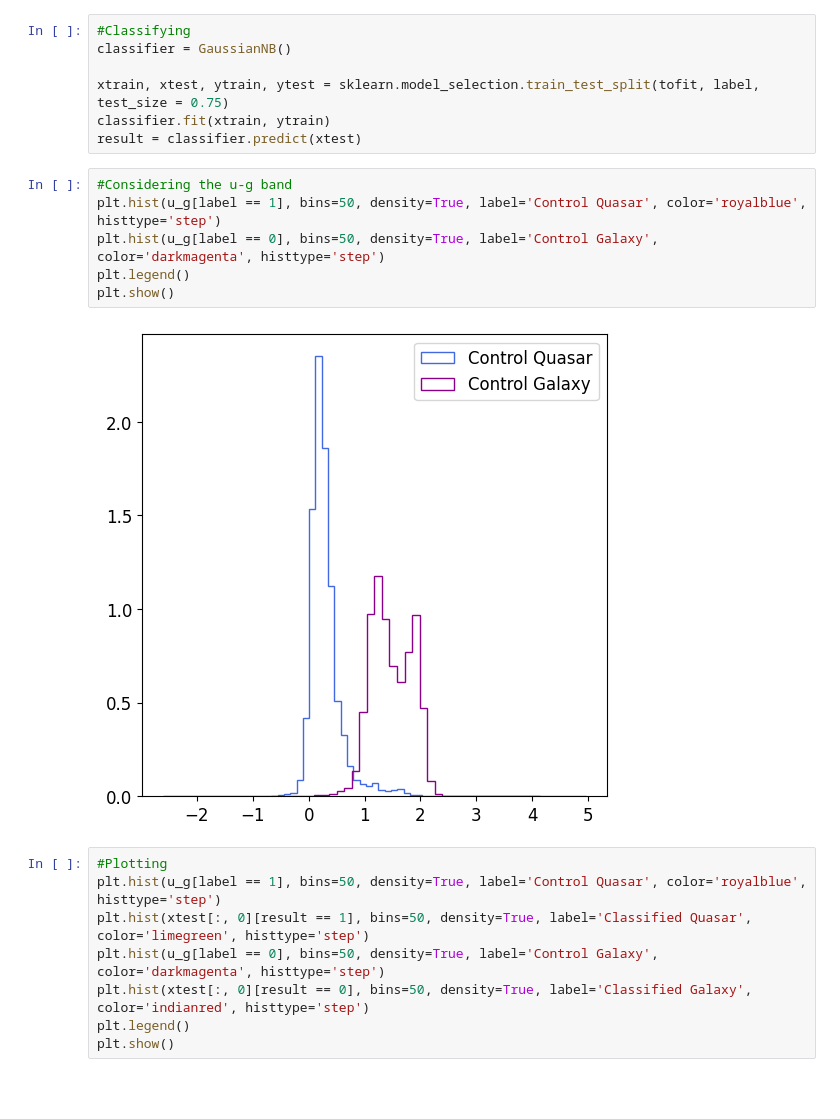
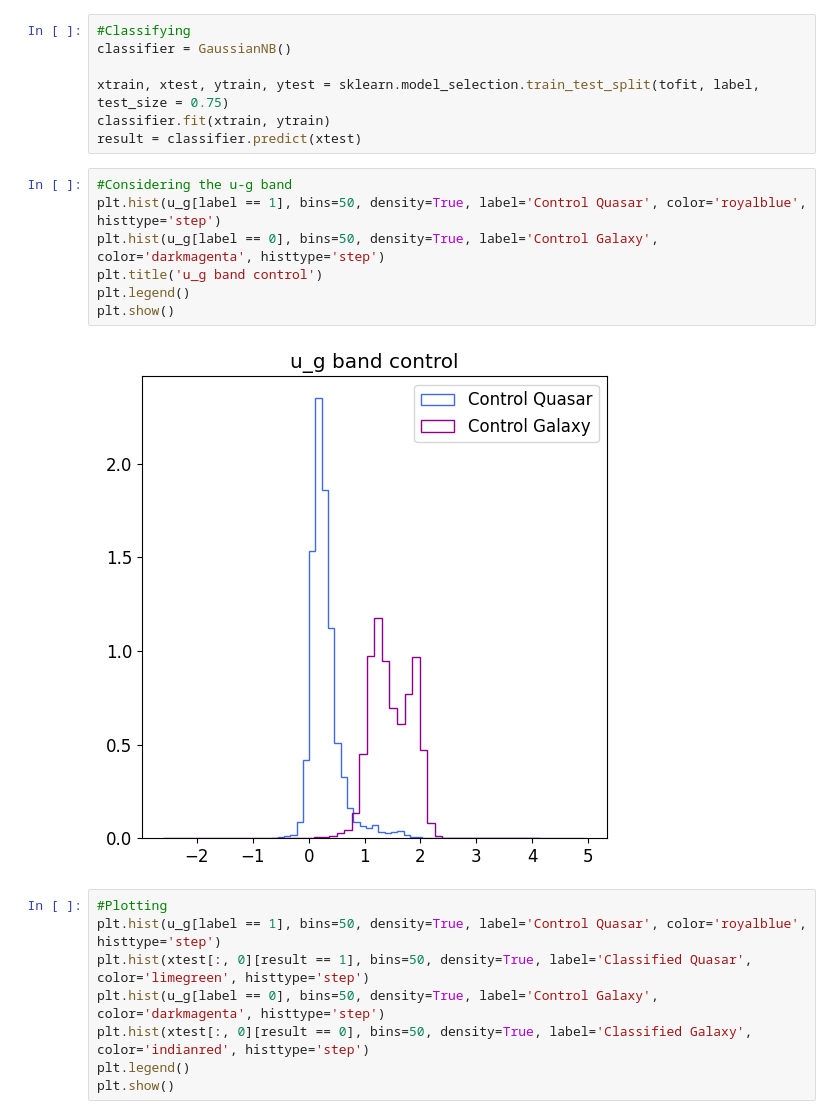
Before and after one commit to olli-e-benji/Astrostatistics-and-Machine-Learning-2023, a Jupyter notebook: working/L19_ClassificationQuasarGalaxy.ipynb, the cells around one changed output. Drawn from its saved outputs; the diff is of its cells as text; blank space fills up the shorter version.

```diff
--- a/working/L19_ClassificationQuasarGalaxy.ipynb
+++ b/working/L19_ClassificationQuasarGalaxy.ipynb
@@ -99,11 +99,12 @@ result = classifier.predict(xtest)
 # %%
 #Considering the u-g band
 plt.hist(u_g[label == 1], bins=50, density=True, label='Control Quasar', color='royalblue', histtype='step')
 plt.hist(u_g[label == 0], bins=50, density=True, label='Control Galaxy', color='darkmagenta', histtype='step')
+plt.title('u_g band control')
 plt.legend()
 plt.show()
 # %% [output]
-[figure, old version]
+[figure, new version]
 # %%
 #Plotting
 plt.hist(u_g[label == 1], bins=50, density=True, label='Control Quasar', color='royalblue', histtype='step')
```
Also changed, not shown: parts of 2 cells of this notebook, 1 other file.
